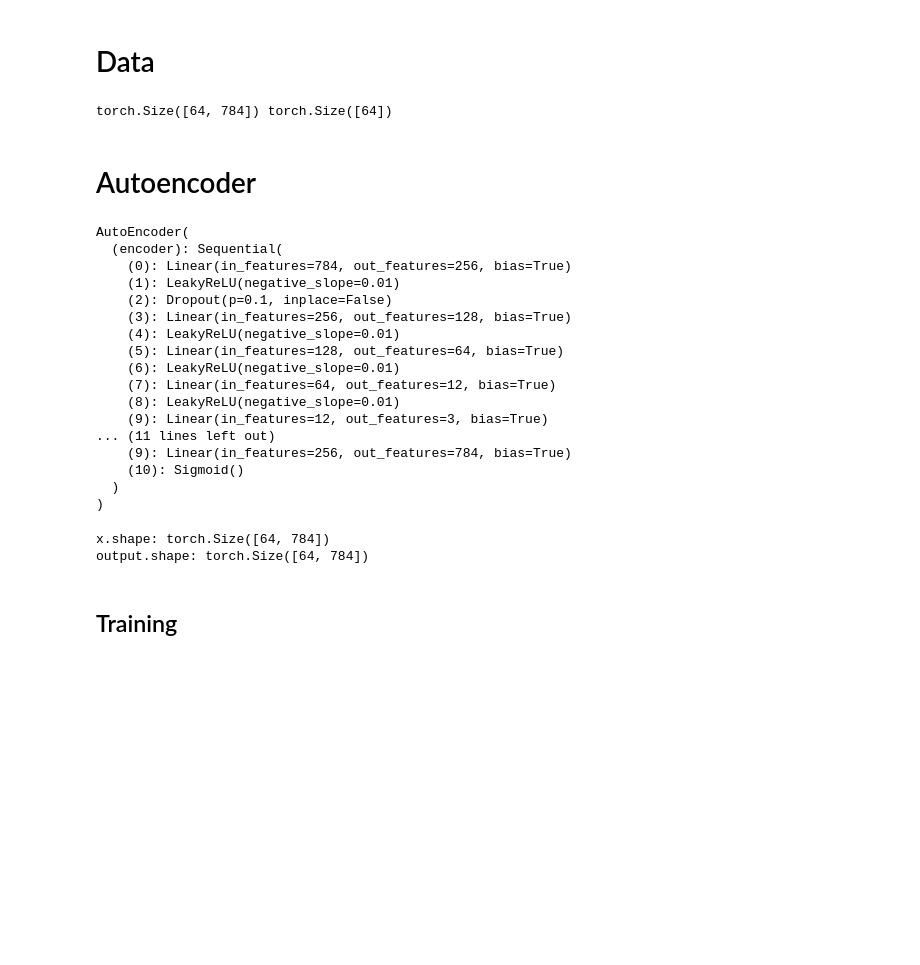
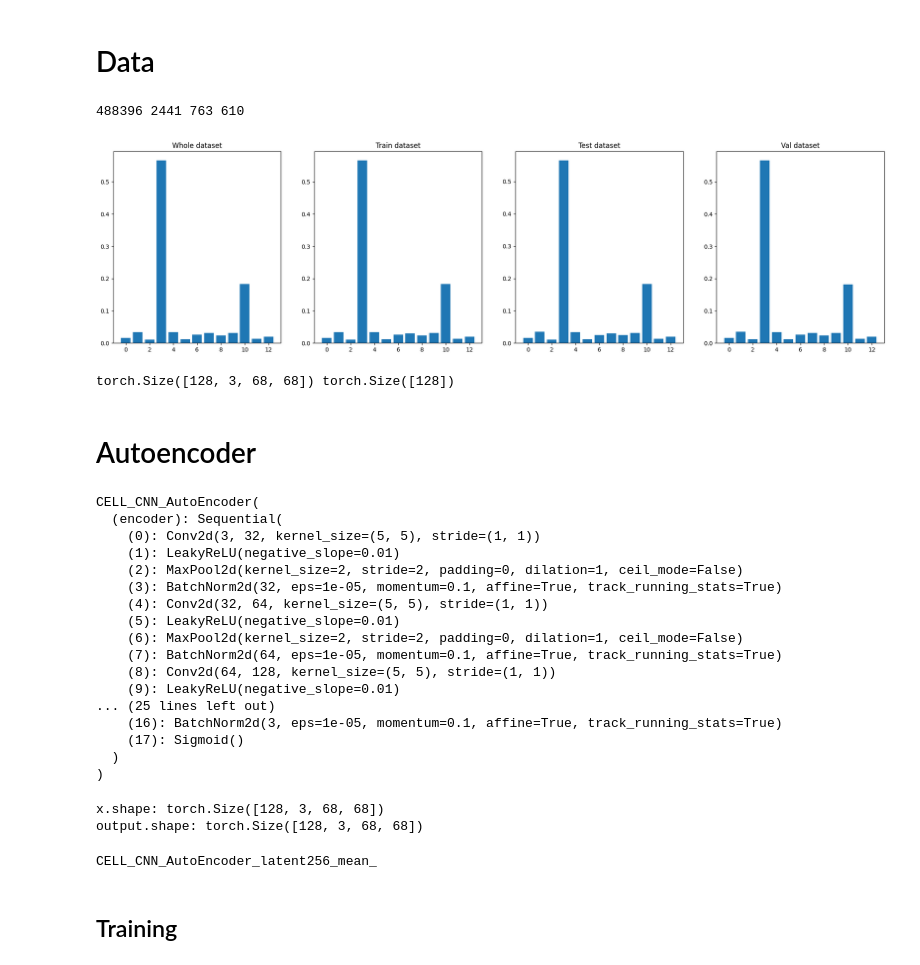
Before and after one commit to Ottohesten/02466-Cell-Profiling, a Jupyter notebook: autoencoder.ipynb, the cells around one changed output. Cells and saved outputs as stored; diff of their text form; code cells hidden in the pictures; blank space fills up the shorter version.

```diff
--- a/autoencoder.ipynb
+++ b/autoencoder.ipynb
@@ -39,38 +38,67 @@ test_loader = DataLoader(data_test, batch_size=64, shuffle=True, pin_memory=cuda
+# %%
+tf = transforms.Compose([
+    transforms.ToPILImage(),
+    transforms.ToTensor(),
+    # transforms.Lambda(lambda x: x.view(-1)) # notice that we dont flatten when we are going to use CNN
+])
+
+# dataset = OwnDataset(transform=tf)
+dataset = OwnDataset(transform=tf, path=r"C:\Users\Otto\Desktop\Fagprojekt_data\labelled_data")
+
+batch_size = 128
+train_subset, test_subset, val_subset = make_train_test_val_split(dataset)
+
+
+train_loader = DataLoader(train_subset, batch_size=batch_size, shuffle=True, pin_memory=cuda, drop_last=True)
+test_loader = DataLoader(test_subset, batch_size=batch_size, shuffle=True, pin_memory=cuda, drop_last=True)
+val_loader = DataLoader(val_subset, batch_size=batch_size, shuffle=True, pin_memory=cuda, drop_last=True)
+
+print(len(dataset), len(train_loader), len(test_loader), len(val_loader))
+# %% [output]
+488396 2441 763 610
+# %%
+plot_split_stratification(dataset, train_subset, test_subset, val_subset)
+# %% [output]
+[figure, added]
 # %%
 # test how a sample looks
 x, y = next(iter(train_loader))
 print(x.shape, y.shape)
 # %% [output]
-torch.Size([64, 784]) torch.Size([64])
+torch.Size([128, 3, 68, 68]) torch.Size([128])
 # %% [markdown]
 # Autoencoder
 # %%
-from models import AutoEncoder
+from models import CELL_CNN_AutoEncoder
 
-model = AutoEncoder()
+model = CELL_CNN_AutoEncoder(latent_dim=256)
 print(model)
 
 if cuda:
     model = model.cuda()
 
-optimizer = optim.Adam(model.parameters(), lr=1e-3)
-loss_fn = nn.MSELoss()
+optimizer = optim.Adam(model.parameters(), lr=1e-3, weight_decay=1e-5)
+# loss_fn = nn.MSELoss(reduction='sum')
+
+def loss_fn(x, y):
+    return F.mse_loss(x, y, reduction='sum') / x.size(0)
+# loss_fn = nn.MSELoss()
 # %% [output]
-AutoEncoder(
+CELL_CNN_AutoEncoder(
   (encoder): Sequential(
-    (0): Linear(in_features=784, out_features=256, bias=True)
+    (0): Conv2d(3, 32, kernel_size=(5, 5), stride=(1, 1))
     (1): LeakyReLU(negative_slope=0.01)
-    (2): Dropout(p=0.1, inplace=False)
-    (3): Linear(in_features=256, out_features=128, bias=True)
-    (4): LeakyReLU(negative_slope=0.01)
-    (5): Linear(in_features=128, out_features=64, bias=True)
-    (6): LeakyReLU(negative_slope=0.01)
-    (7): Linear(in_features=64, out_features=12, bias=True)
-    (8): LeakyReLU(negative_slope=0.01)
-    (9): Linear(in_features=12, out_features=3, bias=True)
-... (11 lines left out)
-    (9): Linear(in_features=256, out_features=784, bias=True)
-    (10): Sigmoid()
+    (2): MaxPool2d(kernel_size=2, stride=2, padding=0, dilation=1, ceil_mode=False)
+    (3): BatchNorm2d(32, eps=1e-05, momentum=0.1, affine=True, track_running_stats=True)
+    (4): Conv2d(32, 64, kernel_size=(5, 5), stride=(1, 1))
+    (5): LeakyReLU(negative_slope=0.01)
+    (6): MaxPool2d(kernel_size=2, stride=2, padding=0, dilation=1, ceil_mode=False)
+    (7): BatchNorm2d(64, eps=1e-05, momentum=0.1, affine=True, track_running_stats=True)
+    (8): Conv2d(64, 128, kernel_size=(5, 5), stride=(1, 1))
+    (9): LeakyReLU(negative_slope=0.01)
+... (25 lines left out)
+    (16): BatchNorm2d(3, eps=1e-05, momentum=0.1, affine=True, track_running_stats=True)
+    (17): Sigmoid()
   )
 )
 # %%
@@ -84,9 +112,20 @@ if cuda:
 output = model(x)
 
 print("output.shape:", output.shape)
+
+assert output.shape == x.shape
 # %% [output]
-x.shape: torch.Size([64, 784])
-output.shape: torch.Size([64, 784])
+x.shape: torch.Size([128, 3, 68, 68])
+output.shape: torch.Size([128, 3, 68, 68])
+# %%
+# define dirs for the saving of model / data
+MODEL_NAME = f"{model.__class__.__name__}_latent{model.latent_dim}_mean_"
+MODEL_DIR = "trained_models/"
+TRAIN_DATA_DIR = "train_data/"
+
+print(MODEL_NAME)
+# %% [output]
+CELL_CNN_AutoEncoder_latent256_mean_
 # %% [markdown]
 ## Training
 # %%
```
Also changed, not shown: parts of 7 cells of this notebook, 18 other files.
